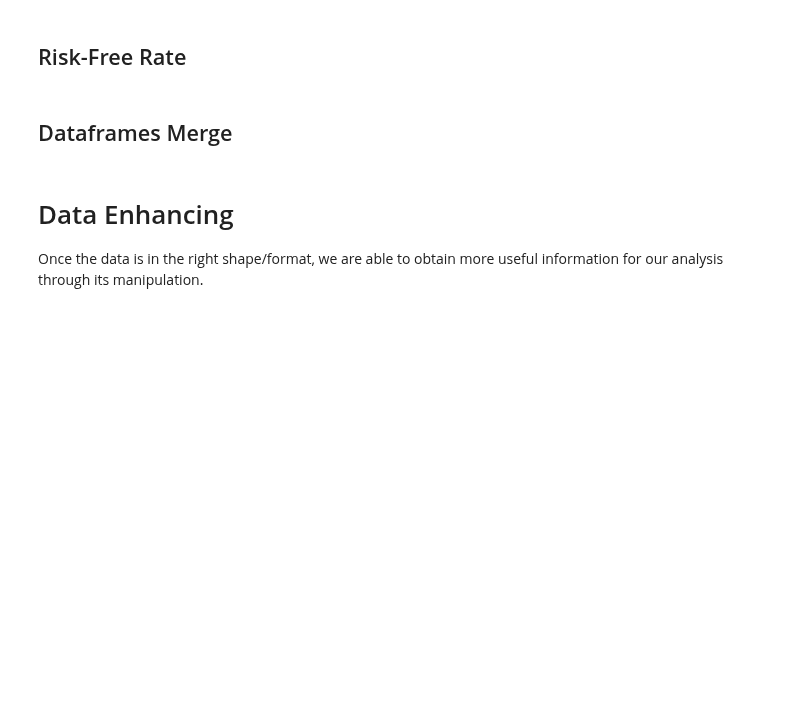
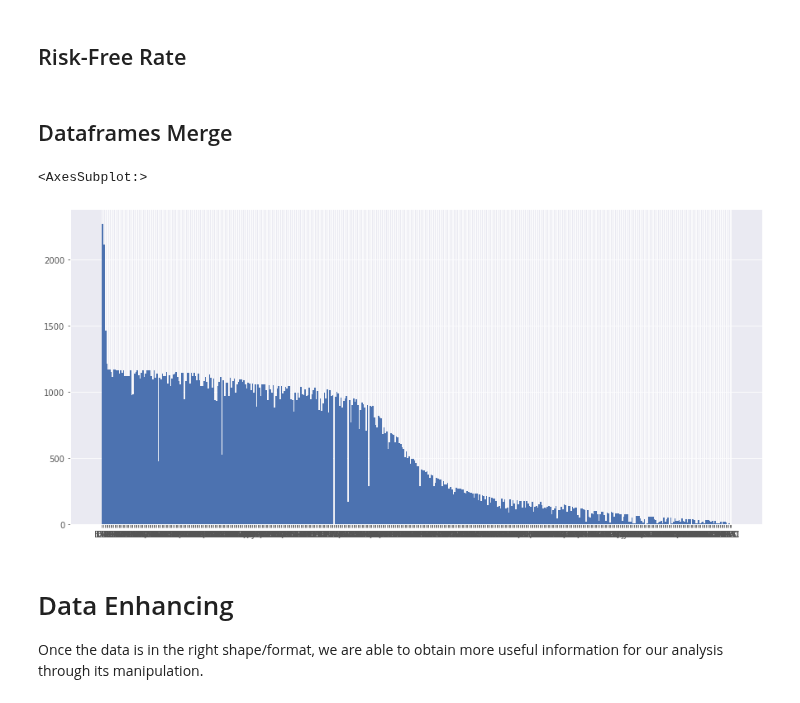
Before and after one commit to daniel-deutsch/FTD, a Jupyter notebook: Big Data in Finance/project/main.ipynb, the cells around one changed output. Saved outputs shown, nothing was run; the diff lists cells and outputs as text; code cells hidden in the pictures; blank space fills up the shorter version.

Commit message:
data engineering big data

```diff
--- a/Big Data in Finance/project/main.ipynb
+++ b/Big Data in Finance/project/main.ipynb
@@ -126,6 +126,28 @@ df_rfr['date'] = pd.to_datetime(df_rfr['date'])
 df_rfr['rfr'] = df_rfr['rfr'].replace('.', '0')
 # %% [markdown]
 ## Dataframes Merge
+# %%
+# Merges ohlcv and cryptomap dataframes
+df = pd.merge(df_ohlcv, df_cryptomap, on=['slug'], how='inner')
+
+# Merges the previously merged dataframe with the sentiment one
+df = pd.merge(df_sentiment, df, on=['date', 'symbol'], how='inner')
+
+# Merges the previously merged dataframe with the risk-free rate one
+df = pd.merge(df_rfr, df, on=['date'], how='inner')
+
+# As some of the coins change their names/slugs over time but keep their symbol,
+# there will be duplicated rows in the dataset.
+# Keeps only first sample of duplicated rows (the most recent one)
+df.drop_duplicates(subset=['symbol', 'date'], keep='first', inplace=True)
+
+# Keeps only useful columns
+df = df[['date', 'symbol', 'price', 'volume', 'market_cap', 'sentiment', 'first_historical_data', 'rfr']]
+# %%
+df['symbol'].hist(bins=len(df['symbol'].unique()))  ## MUST REMOVE COINS THAT HAVE FEWER OBSERVATIONS THAN A THRESHOLD
+# %% [output]
+<AxesSubplot:>
+[figure, added]
 # %%
 # Merges ohlcv and cryptomap dataframes
 df = pd.merge(df_ohlcv, df_cryptomap, on=['slug'], how='inner')
```
Also changed, not shown: parts of 1 cell of this notebook.
